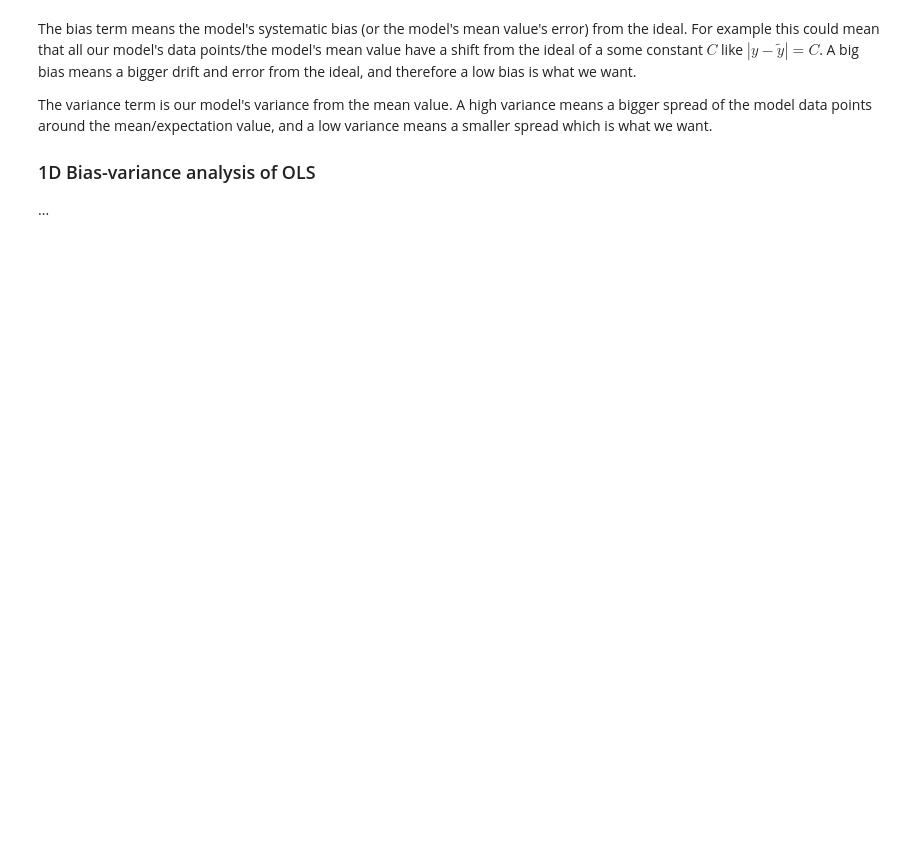
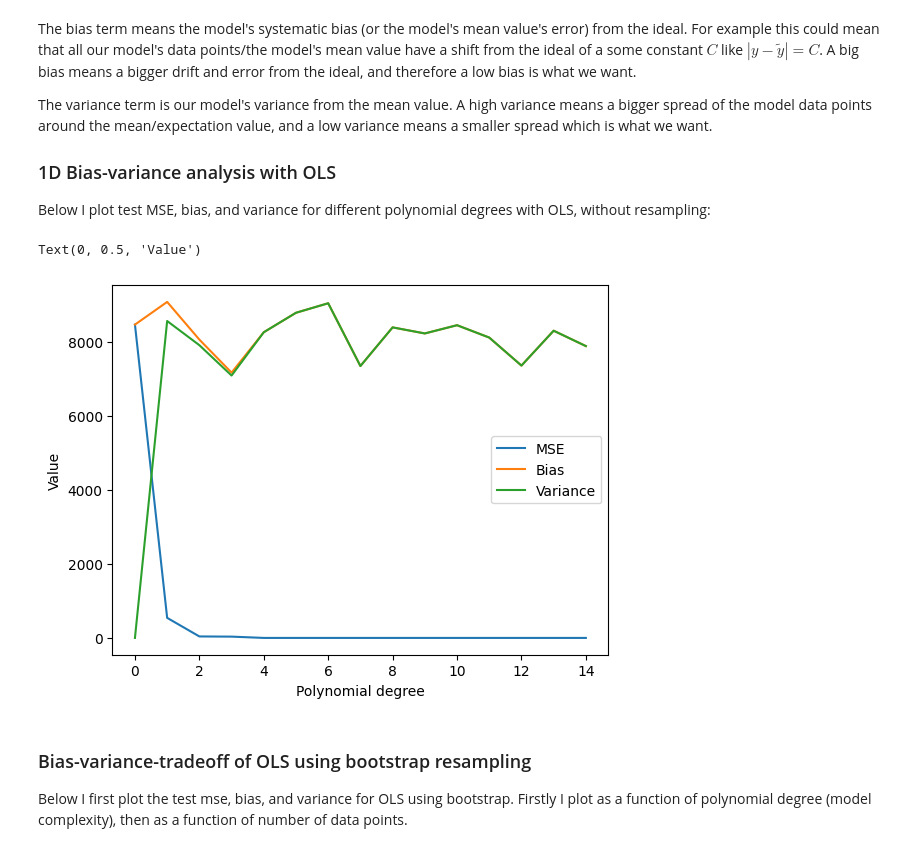
Before and after one commit to LassePladsen/FYS-STK3155-4155, a Jupyter notebook: Weekly exercises/38/Week 38 Lasse Pladsen.ipynb, the cells around one changed output. Drawn from its saved outputs; the diff is of its cells as text; code cells hidden in the pictures; blank space fills up the shorter version.

```diff
--- a/Weekly exercises/38/Week 38 Lasse Pladsen.ipynb
+++ b/Weekly exercises/38/Week 38 Lasse Pladsen.ipynb
@@ -39,5 +41,66 @@ The bias term means the model's systematic bias (or the model's mean value's err
 
 The variance term is our model's variance from the mean value. A high variance means a bigger spread of the model data points around the mean/expectation value, and a low variance means a smaller spread which is what we want.
 
-### 1D Bias-variance analysis of OLS
-...
+### 1D Bias-variance analysis with OLS
+Below I plot test MSE, bias, and variance for different polynomial degrees with OLS, without resampling:
+# %%
+import numpy as np
+import matplotlib.pyplot as plt
+from sklearn.model_selection import train_test_split
+from sklearn.metrics import mean_squared_error
+from sklearn.linear_model import LinearRegression
+
+
+# PARAMETERS
+n = 1000  # no. data points
+maxdegree = 15
+
+
+def bias(ideal, actual):
+    return np.mean((ideal - np.mean(actual))**2)
+
+def variance(array):
+    return np.var(array)
+
+
+# Create data set
+np.random.seed(2023)
+x = np.linspace(-3, 3, n).reshape(-1, 1)
+y = x**4 - 16*x**2 + 50*x# +  np.random.normal(0, 0.1, x.shape)
+
+# Create arrays
+degrees = np.arange(0, maxdegree, 1) # loop from polynomial degree 1 to maxdegree
+mse_arr = np.zeros_like(degrees)
+bias_arr = np.zeros_like(degrees)
+variance_arr = np.zeros_like(degrees)
+
+linreg = LinearRegression(fit_intercept=False)  # include intercept
+
+# Create design matrix first
+X = np.zeros((n, maxdegree))
+for degree in degrees:
+    X[:, degree] = x[:, 0]**degree
+
+# Then loop over the degrees again to do the mean error calculations
+for degree in degrees:
+    # Split into training and test data
+    X_train, X_test, y_train, y_test = train_test_split(X[:, :degree+1], y, test_size=0.2)
+    linreg.fit(X_train, y_train)
+    y_predict = linreg.predict(X_test)
+    mse_arr[degree] = mean_squared_error(y_test, y_predict)
+    bias_arr[degree] = bias(y_test, y_predict)
+    variance_arr[degree] = variance(y_predict)
+
+# Plotting
+plt.plot(degrees, mse_arr, label="MSE")
+plt.plot(degrees, bias_arr, label="Bias")
+plt.plot(degrees, variance_arr, label="Variance")
+plt.legend()
+plt.xlabel("Polynomial degree")
+plt.ylabel("Value")
+# %% [output]
+Text(0, 0.5, 'Value')
+[figure, added]
+# %% [markdown]
+### Bias-variance-tradeoff of OLS using bootstrap resampling
+Below I first plot the test mse, bias, and variance for OLS using bootstrap. Firstly I plot as a function of polynomial degree (model complexity), then as a function of number of data points.
```
Also changed, not shown: parts of 2 cells of this notebook, 1 other file.
